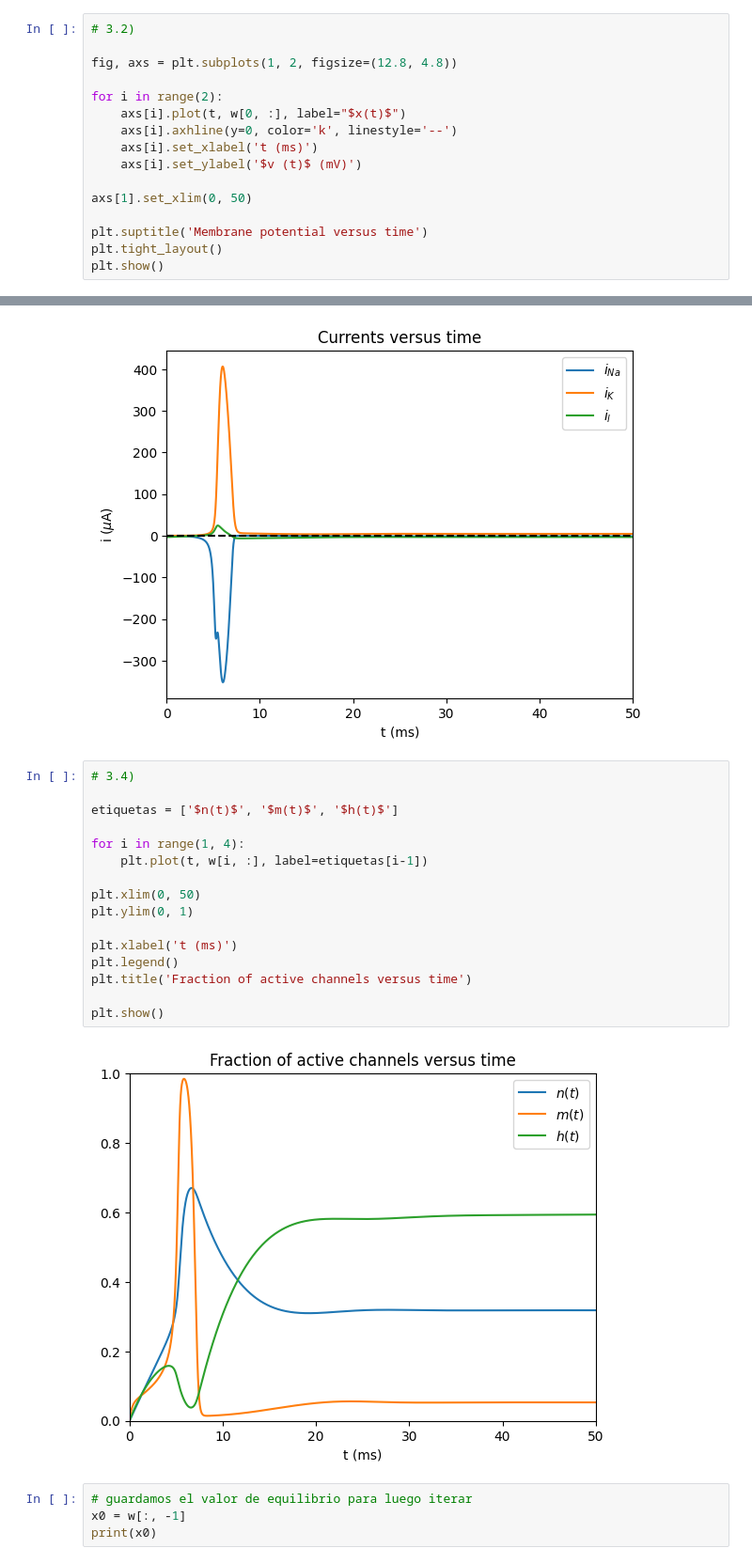
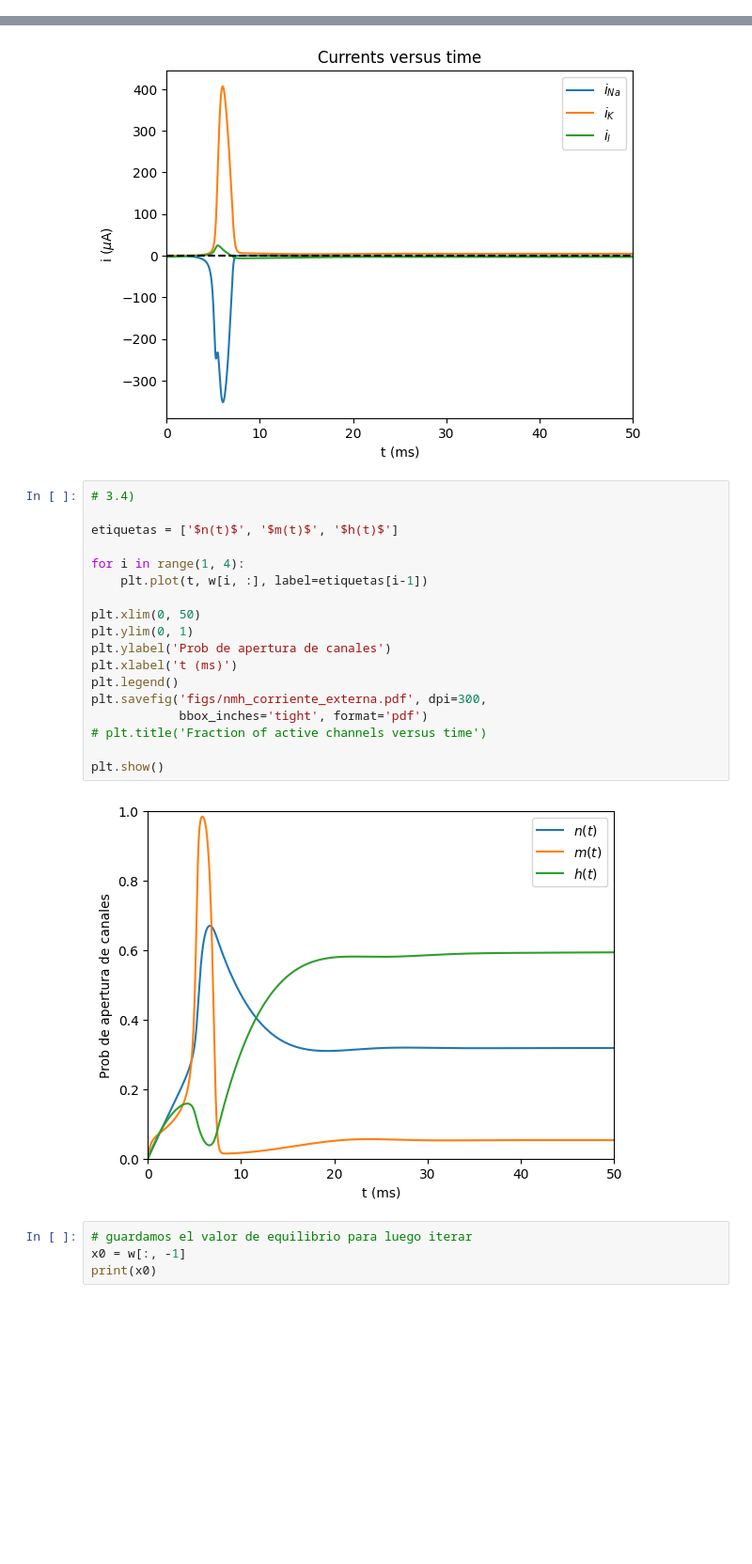
Before and after one commit to kevmansilla/redes-neuronales-trabajos, a Jupyter notebook: redes-neuronales-2024-guia-8.ipynb, the cells around one changed output, grey strips where cells are left out. Shown at 94% size. Saved outputs shown, nothing was run; the diff lists cells and outputs as text; blank space fills up the shorter version.

```diff
--- a/redes-neuronales-2024-guia-8.ipynb
+++ b/redes-neuronales-2024-guia-8.ipynb
@@ -484,19 +488,3 @@ tiempo_pasos = int((t_final - t_inicial) / h)
 
 t, w = integrador_ode(rk4, f, condiciones_iniciales,
                       t_inicial, t_final, tiempo_pasos, params)
-# %%
-# 3.2)
-
-fig, axs = plt.subplots(1, 2, figsize=(12.8, 4.8))
-
-for i in range(2):
-    axs[i].plot(t, w[0, :], label="$x(t)$")
-    axs[i].axhline(y=0, color='k', linestyle='--')
-    axs[i].set_xlabel('t (ms)')
-    axs[i].set_ylabel('$v (t)$ (mV)')
-
-axs[1].set_xlim(0, 50)
-
-plt.suptitle('Membrane potential versus time')
-plt.tight_layout()
-plt.show()
@@ -530,21 +532,23 @@ plt.show()
 # %%
 # 3.4)
 
 etiquetas = ['$n(t)$', '$m(t)$', '$h(t)$']
 
 for i in range(1, 4):
     plt.plot(t, w[i, :], label=etiquetas[i-1])
 
 plt.xlim(0, 50)
 plt.ylim(0, 1)
-
+plt.ylabel('Prob de apertura de canales')
 plt.xlabel('t (ms)')
 plt.legend()
-plt.title('Fraction of active channels versus time')
+plt.savefig('figs/nmh_corriente_externa.pdf', dpi=300,
+            bbox_inches='tight', format='pdf')
+# plt.title('Fraction of active channels versus time')
 
 plt.show()
 # %% [output]
-[figure, old version]
+[figure, new version]
 # %%
 # guardamos el valor de equilibrio para luego iterar
 x0 = w[:, -1]
```
Also changed, not shown: parts of 14 cells of this notebook, 17 other files.
